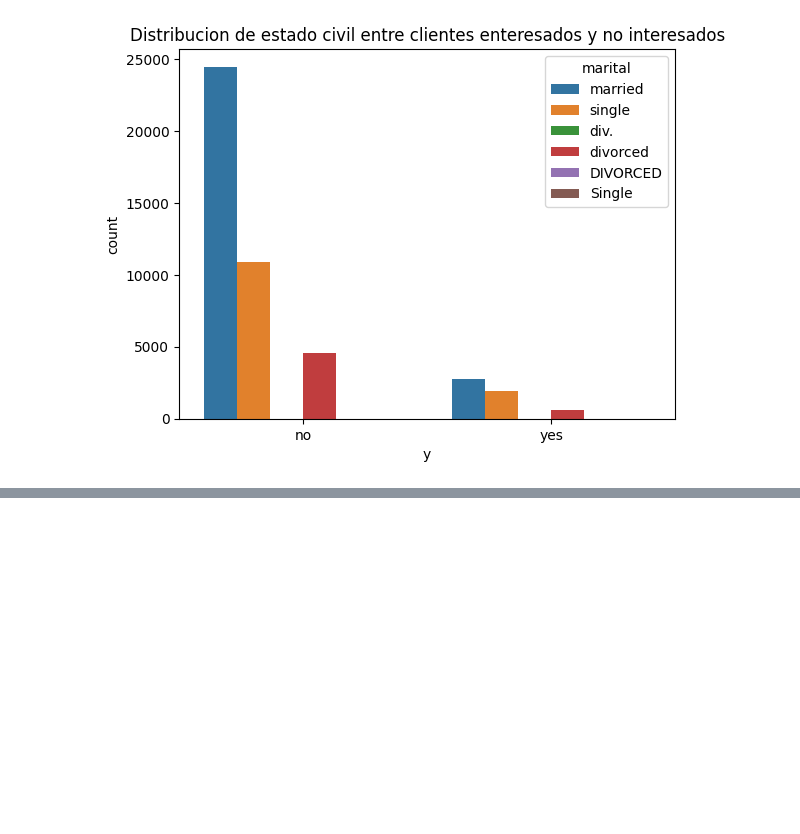
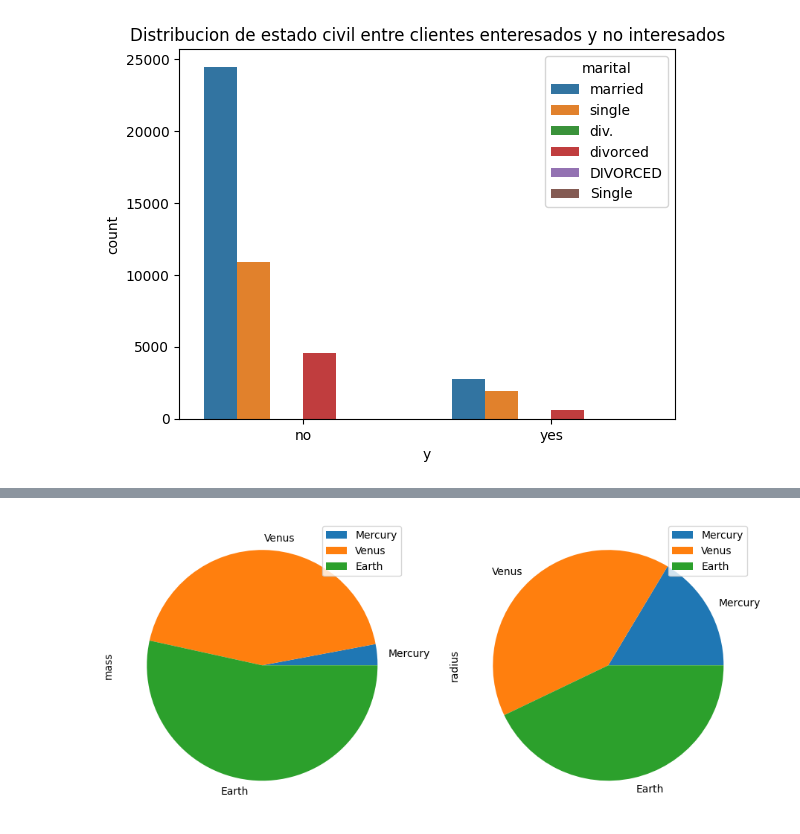
Before and after one commit to LPaolaDuarte/Talento-tech, a Jupyter notebook: TUTORIAL_LIMPIEZA_DE_DATOS_CON_PYTHON_Y_PANDAS.ipynb, the cells around one changed output, grey strips where cells are left out. Cells and saved outputs as stored; diff of their text form; code cells hidden in the pictures; blank space fills up the shorter version.

```diff
--- a/TUTORIAL_LIMPIEZA_DE_DATOS_CON_PYTHON_Y_PANDAS.ipynb
+++ b/TUTORIAL_LIMPIEZA_DE_DATOS_CON_PYTHON_Y_PANDAS.ipynb
@@ -434,0 +453,4 @@ plt.show()
+# %%
+plot = df.plot.pie(subplots=True, figsize=(11,6))
+# %% [output]
+[figure, added]
```
Also changed, not shown: parts of 7 cells of this notebook.
